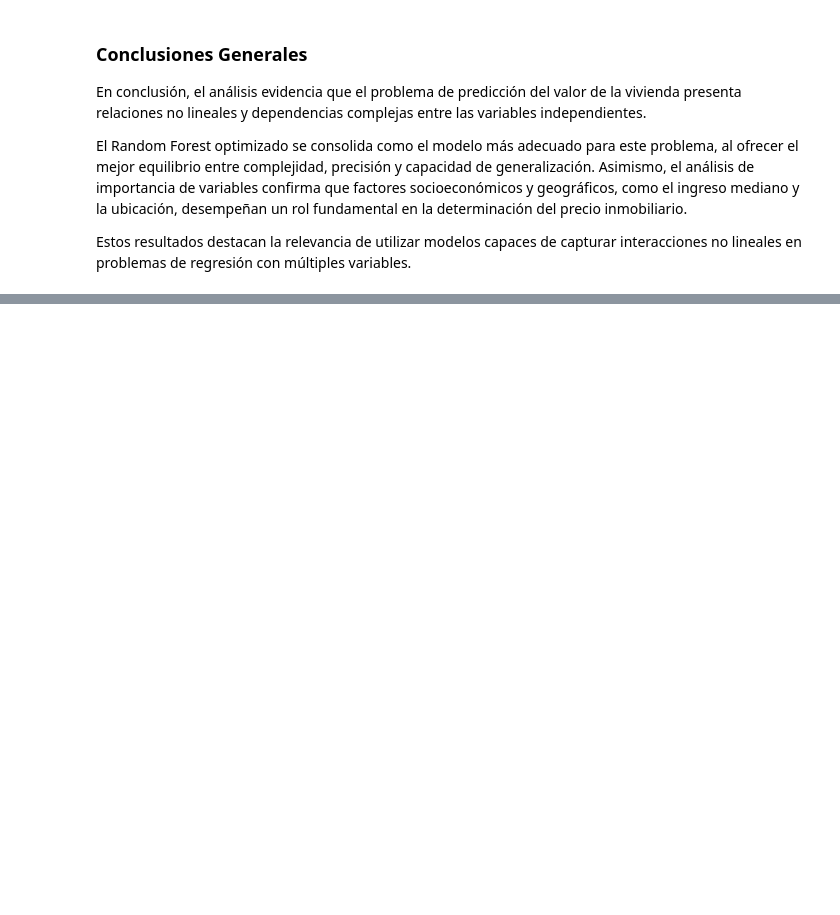
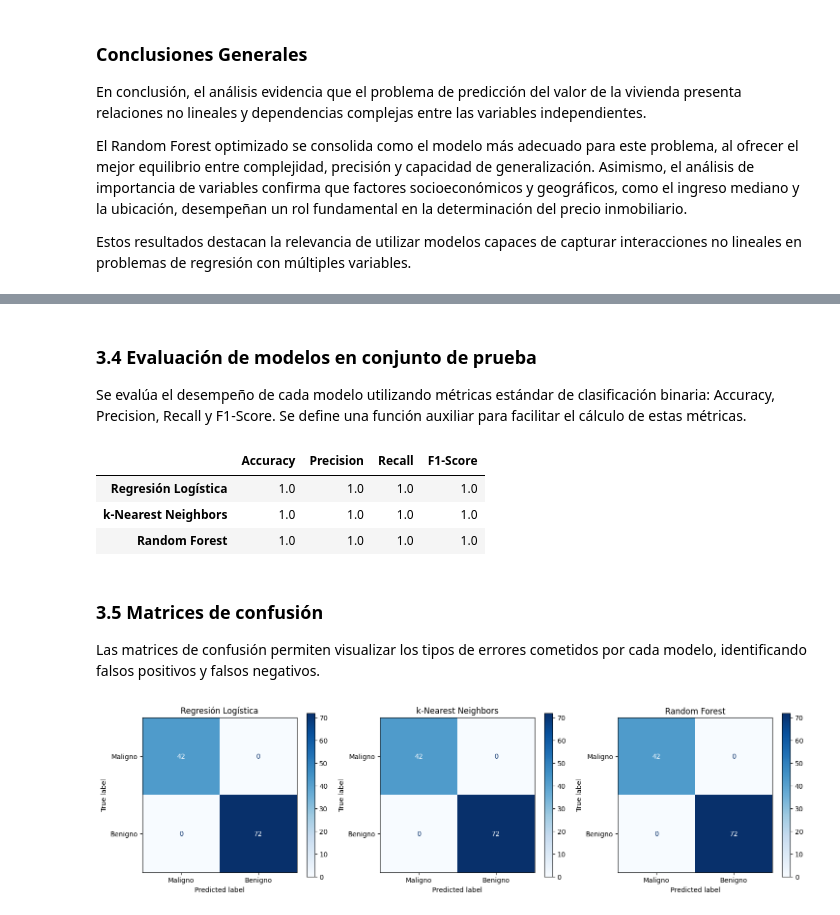
Before and after one commit to rocha30/LAB_2, a Jupyter notebook: problema_regresión.ipynb, the cells around one changed output, grey strips where cells are left out. Cells and saved outputs as stored; diff of their text form; code cells hidden in the pictures; blank space fills up the shorter version.

```diff
--- a/problema_regresión.ipynb
+++ b/problema_regresión.ipynb
@@ -460,0 +829,17 @@ interacciones no lineales en problemas de regresión con múltiples variables.
+# %%
+# Entrenar Regresión Logística
+print("Entrenando Regresión Logística...")
+pipe_lr.fit(X_train, y_train)
+y_pred_lr = pipe_lr.predict(X_test)
+
+# Entrenar kNN
+print("Entrenando k-Nearest Neighbors...")
+pipe_knn.fit(X_train, y_train)
+y_pred_knn = pipe_knn.predict(X_test)
+
+# Entrenar Random Forest
+print("Entrenando Random Forest...")
+model_rf.fit(X_train, y_train)
+y_pred_rf = model_rf.predict(X_test)
+
+print("\n✓ Todos los modelos entrenados correctamente")
@@ -460,0 +852,60 @@ interacciones no lineales en problemas de regresión con múltiples variables.
+# %% [markdown]
+### 3.4 Evaluación de modelos en conjunto de prueba
+
+Se evalúa el desempeño de cada modelo utilizando métricas estándar de clasificación
+binaria: Accuracy, Precision, Recall y F1-Score. Se define una función auxiliar para
+facilitar el cálculo de estas métricas.
+# %%
+def evaluar_clasificacion(y_true, y_pred):
+    """
+    Calcula métricas de clasificación binaria.
+    Usa pos_label=0 para calcular métricas respecto a la clase Maligno (0).
+    """
+    return {
+        "Accuracy": accuracy_score(y_true, y_pred),
+        "Precision": precision_score(y_true, y_pred, pos_label=0),
+        "Recall": recall_score(y_true, y_pred, pos_label=0),
+        "F1-Score": f1_score(y_true, y_pred, pos_label=0)
+    }
+
+# Evaluar cada modelo
+resultados_baseline = {
+    "Regresión Logística": evaluar_clasificacion(y_test, y_pred_lr),
+    "k-Nearest Neighbors": evaluar_clasificacion(y_test, y_pred_knn),
+    "Random Forest": evaluar_clasificacion(y_test, y_pred_rf)
+}
+
+# Convertir a DataFrame para mejor visualización
+df_resultados_baseline = pd.DataFrame(resultados_baseline).T
+df_resultados_baseline
+# %% [output]
+|  | Accuracy | Precision | Recall | F1-Score |
+| Regresión Logística | 1.0 | 1.0 | 1.0 | 1.0 |
+| k-Nearest Neighbors | 1.0 | 1.0 | 1.0 | 1.0 |
+| Random Forest | 1.0 | 1.0 | 1.0 | 1.0 |
+# %% [markdown]
+### 3.5 Matrices de confusión
+
+Las matrices de confusión permiten visualizar los tipos de errores cometidos por cada
+modelo, identificando falsos positivos y falsos negativos.
+# %%
+# Visualizar matrices de confusión
+fig, axes = plt.subplots(1, 3, figsize=(15, 4))
+
+modelos = [
+    ("Regresión Logística", y_pred_lr),
+    ("k-Nearest Neighbors", y_pred_knn),
+    ("Random Forest", y_pred_rf)
+]
+
+for idx, (nombre, y_pred) in enumerate(modelos):
+    cm = confusion_matrix(y_test, y_pred)
+    disp = ConfusionMatrixDisplay(confusion_matrix=cm,
+                                    display_labels=['Maligno', 'Benigno'])
+    disp.plot(ax=axes[idx], cmap='Blues', values_format='d')
+    axes[idx].set_title(f'{nombre}')
+
+plt.tight_layout()
+plt.show()
+# %% [output]
+[figure, added]
```
Also changed, not shown: parts of 67 cells of this notebook.
